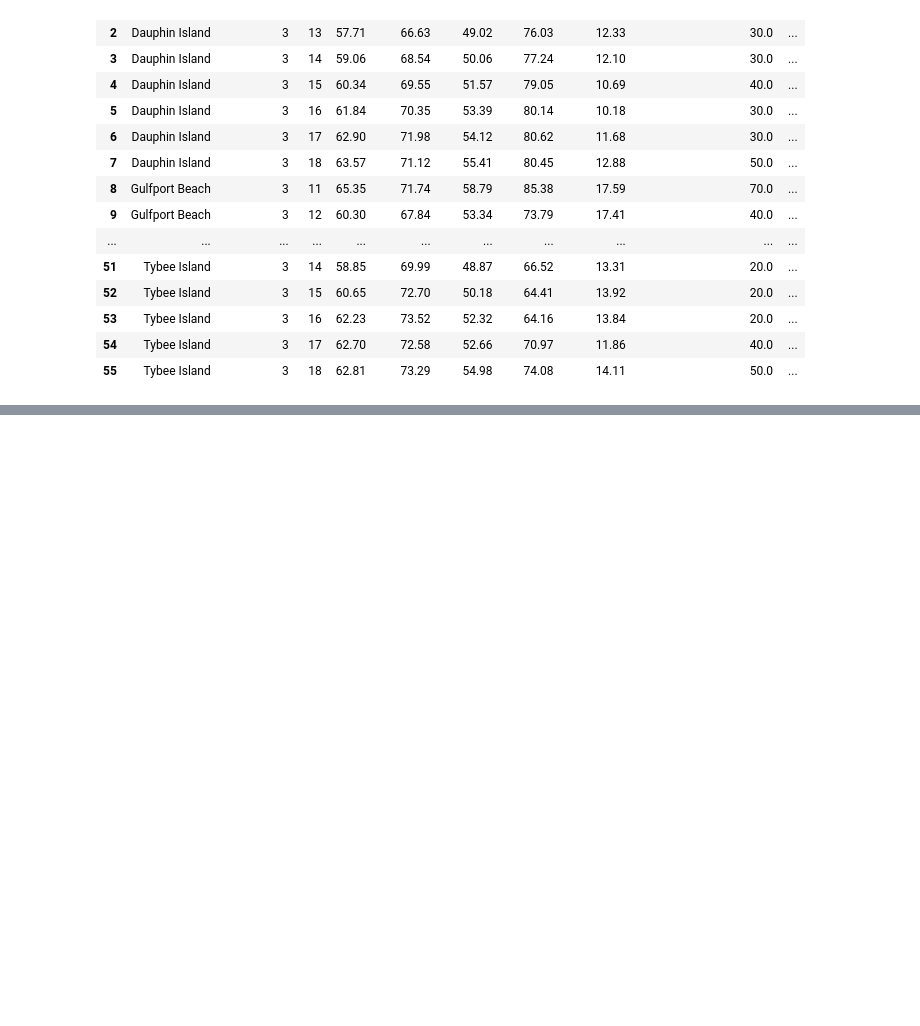
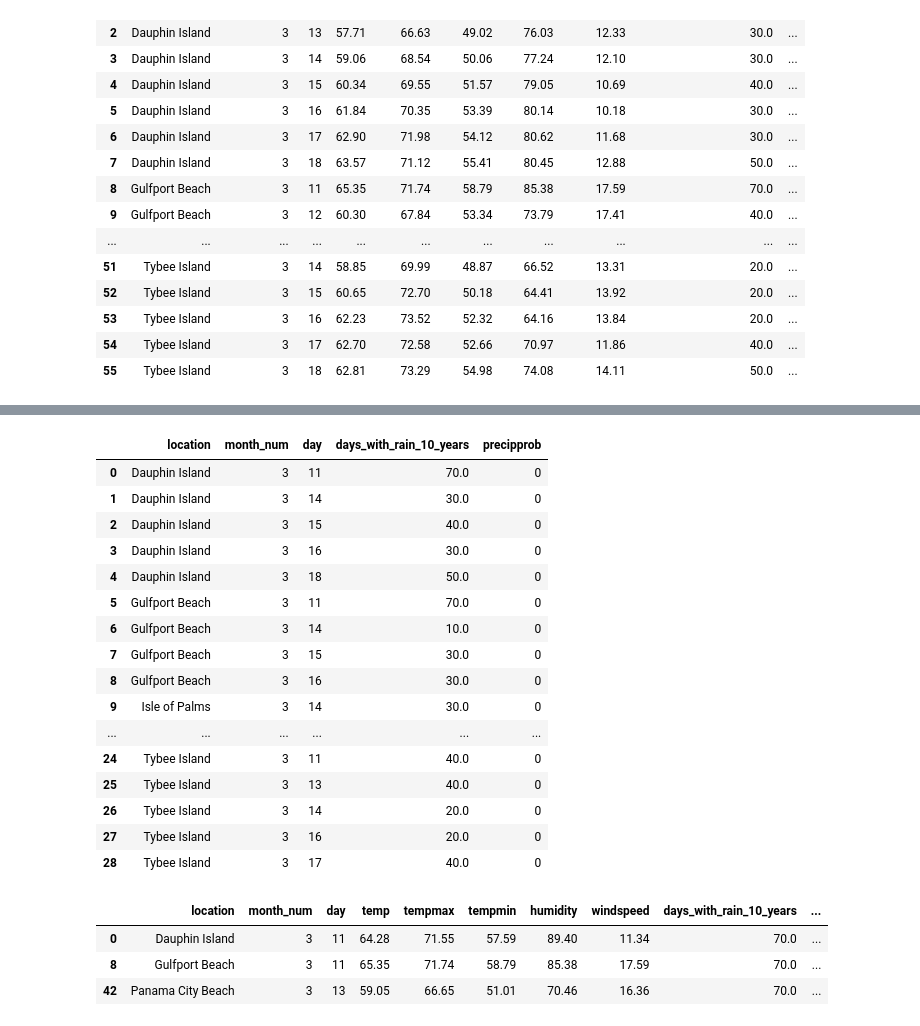
Before and after one commit to NSS-Full-Time-Data-Analytics-9/bwilhelm_capstone, a Jupyter notebook: scripts/spring_weather.ipynb, the cells around one changed output, grey strips where cells are left out. Drawn from its saved outputs; the diff is of its cells as text; code cells hidden in the pictures; blank space fills up the shorter version.

```diff
--- a/scripts/spring_weather.ipynb
+++ b/scripts/spring_weather.ipynb
@@ -217,0 +219,31 @@ spring_2023
+# %%
+no_rain_merged = pd.merge(spring_weather_avgs, no_rain_2023,
+        on = ('location', 'month_num', 'day'), how='inner')
+no_rain_merged = no_rain_merged[['location', 'month_num', 'day', 'days_with_rain_10_years', 'precipprob']]
+# %%
+no_rain_merged
+# %% [output]
+|  | location | month_num | day | days_with_rain_10_years | precipprob |
+| 0 | Dauphin Island | 3 | 11 | 70.0 | 0 |
+| 1 | Dauphin Island | 3 | 14 | 30.0 | 0 |
+| 2 | Dauphin Island | 3 | 15 | 40.0 | 0 |
+| 3 | Dauphin Island | 3 | 16 | 30.0 | 0 |
+| 4 | Dauphin Island | 3 | 18 | 50.0 | 0 |
+| 5 | Gulfport Beach | 3 | 11 | 70.0 | 0 |
+| 6 | Gulfport Beach | 3 | 14 | 10.0 | 0 |
+| 7 | Gulfport Beach | 3 | 15 | 30.0 | 0 |
+| 8 | Gulfport Beach | 3 | 16 | 30.0 | 0 |
+| 9 | Isle of Palms | 3 | 14 | 30.0 | 0 |
+| ... | ... | ... | ... | ... | ... |
+| 24 | Tybee Island | 3 | 11 | 40.0 | 0 |
+| 25 | Tybee Island | 3 | 13 | 40.0 | 0 |
+| 26 | Tybee Island | 3 | 14 | 20.0 | 0 |
+| 27 | Tybee Island | 3 | 16 | 20.0 | 0 |
+| 28 | Tybee Island | 3 | 17 | 40.0 | 0 |
+# %%
+spring_weather_avgs.loc[spring_weather_avgs['days_with_rain_10_years']==70]
+# %% [output]
+|  | location | month_num | day | temp | tempmax | tempmin | humidity | windspeed | days_with_rain_10_years | ... |
+| 0 | Dauphin Island | 3 | 11 | 64.28 | 71.55 | 57.59 | 89.40 | 11.34 | 70.0 | ... |
+| 8 | Gulfport Beach | 3 | 11 | 65.35 | 71.74 | 58.79 | 85.38 | 17.59 | 70.0 | ... |
+| 42 | Panama City Beach | 3 | 13 | 59.05 | 66.65 | 51.01 | 70.46 | 16.36 | 70.0 | ... |
```
Also changed, not shown: parts of 1 cell of this notebook, 2 other files.
